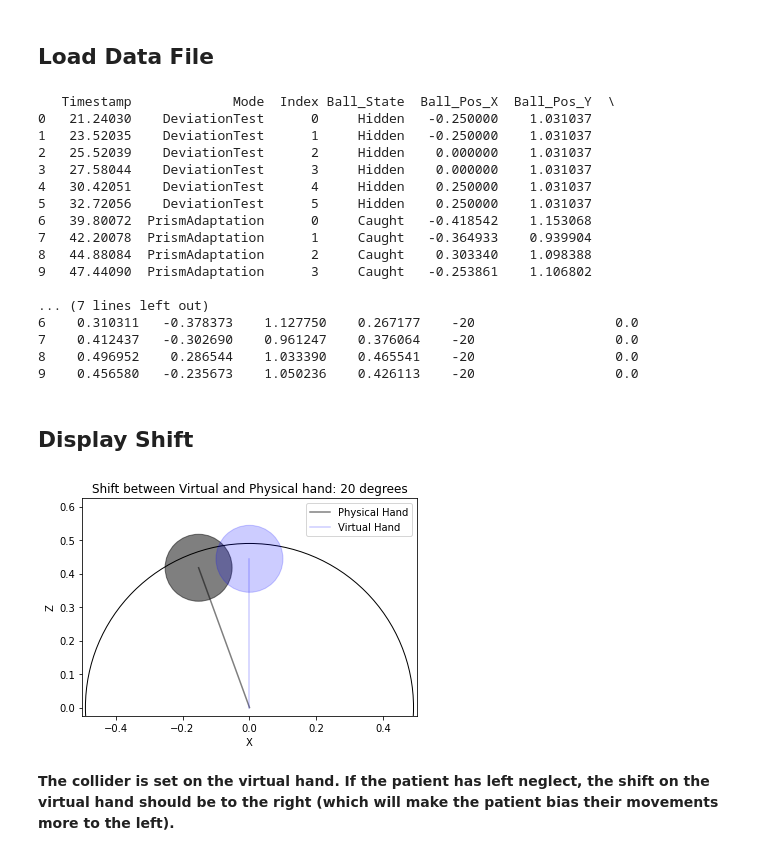
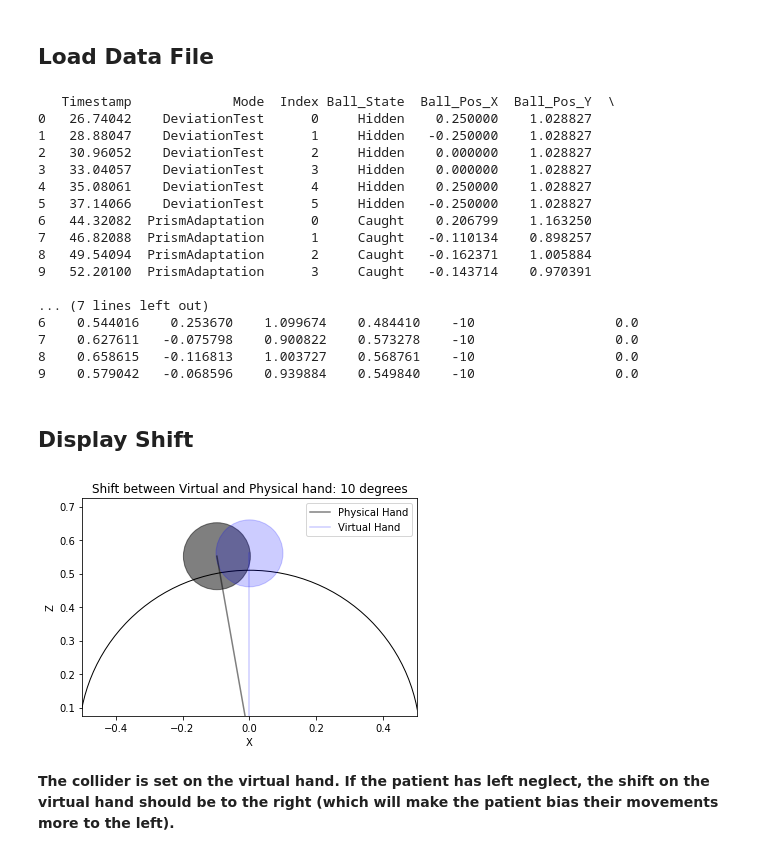
Before and after one commit to celinedupuis/prism-adaptation, a Jupyter notebook: Tennis.ipynb, the cells around one changed output. Drawn from its saved outputs; the diff is of its cells as text; code cells hidden in the pictures.

```diff
--- a/Tennis.ipynb
+++ b/Tennis.ipynb
@@ -6,32 +6,40 @@ import pandas as pd
 import numpy as np
 from matplotlib.ticker import MaxNLocator
 
-logfile_path = 'data/Viviane_Tennis_20200505_152424.csv'
+#logfile_path = 'data/20-05-10/Viviane_Tennis_20200510_173107.csv'
+logfile_path = 'data/20-05-10/Viviane_Tennis_20200510_173411.csv'
+#logfile_path = 'data/20-05-10/Viviane_Tennis_20200510_173726.csv'
+#logfile_path = 'data/20-05-10/Viviane_Tennis_20200510_174150.csv'
+#logfile_path = 'data/20-05-10/Viviane_Tennis_20200510_174601.csv'
+
+
 df = pd.DataFrame(pd.read_csv(logfile_path))
 print(df.iloc[0:10, 0:len(df)])
 # %% [output]
    Timestamp             Mode  Index Ball_State  Ball_Pos_X  Ball_Pos_Y  \
-0   21.24030    DeviationTest      0     Hidden   -0.250000    1.031037
-1   23.52035    DeviationTest      1     Hidden   -0.250000    1.031037
-2   25.52039    DeviationTest      2     Hidden    0.000000    1.031037
-3   27.58044    DeviationTest      3     Hidden    0.000000    1.031037
-4   30.42051    DeviationTest      4     Hidden    0.250000    1.031037
-5   32.72056    DeviationTest      5     Hidden    0.250000    1.031037
-6   39.80072  PrismAdaptation      0     Caught   -0.418542    1.153068
-7   42.20078  PrismAdaptation      1     Caught   -0.364933    0.939904
-8   44.88084  PrismAdaptation      2     Caught    0.303340    1.098388
-9   47.44090  PrismAdaptation      3     Caught   -0.253861    1.106802
+0   26.74042    DeviationTest      0     Hidden    0.250000    1.028827
+1   28.88047    DeviationTest      1     Hidden   -0.250000    1.028827
+2   30.96052    DeviationTest      2     Hidden    0.000000    1.028827
+3   33.04057    DeviationTest      3     Hidden    0.000000    1.028827
+4   35.08061    DeviationTest      4     Hidden    0.250000    1.028827
+5   37.14066    DeviationTest      5     Hidden   -0.250000    1.028827
+6   44.32082  PrismAdaptation      0     Caught    0.206799    1.163250
+7   46.82088  PrismAdaptation      1     Caught   -0.110134    0.898257
+8   49.54094  PrismAdaptation      2     Caught   -0.162371    1.005884
+9   52.20100  PrismAdaptation      3     Caught   -0.143714    0.970391
 
 ... (7 lines left out)
-6    0.310311   -0.378373    1.127750    0.267177    -20                  0.0
-7    0.412437   -0.302690    0.961247    0.376064    -20                  0.0
-8    0.496952    0.286544    1.033390    0.465541    -20                  0.0
-9    0.456580   -0.235673    1.050236    0.426113    -20                  0.0
+6    0.544016    0.253670    1.099674    0.484410    -10                  0.0
+7    0.627611   -0.075798    0.900822    0.573278    -10                  0.0
+8    0.658615   -0.116813    1.003727    0.568761    -10                  0.0
+9    0.579042   -0.068596    0.939884    0.549840    -10                  0.0
 # %%
 # Global Variable
 ball_radius = 0.08;
 hand_radius = 0.1;
-arm_length = 0.49;
+#arm_length = 0.49;
+arm_length = 0.51;
+
 
 #Utils Figure
 alpha_hand = 0.2;
@@ -61,40 +69,40 @@ def create_fig(xlim = [0,10], ylim=[0,10], equal = False):
 n_iteration = int(len(df.loc[df['Mode'] == "DeviationTest"])/2)
 epsilon = 0.04
 shift = -df['Shift'].iloc[1] # *(-1) inverse transformation as the position of the virtual hand was saved
-shift = 20;
 
 def apply_shift(pos, shift):
     angle = np.arctan(pos["Ball_Pos_Z"] / pos["Ball_Pos_X"])
     radius = pos["Ball_Pos_Z"] / np.sin(angle)
     angle_prime = angle + np.deg2rad(shift);
     pos_prime = pos.copy();
     pos_prime["Ball_Pos_X"] = np.cos(angle_prime) * radius;
     pos_prime["Ball_Pos_Z"] = np.sin(angle_prime) * radius;
     return pos_prime;
 
 def draw_virtual_versus_physical_hand(virtual_hand_pos,physical_hand_pos, title):
-    ax = create_fig([-0.5,0.5], [-0.2,0.8], True)
+    ax = create_fig([-0.5,0.5], [-0.1,0.9], True)
     ax.set_ylabel('Z')
     ax.set_xlabel('X')
     ax.set_title(title + ": " + str(shift) + " degrees")
     ax.add_artist( plt.Circle((0,0), arm_length, color='black', alpha=1, fill = False))
 
     for i in range(len(physical_hand_pos)):
         physical_hand = plt.Circle((physical_hand_pos.iloc[i,0], physical_hand_pos.iloc[i,2]), hand_radius, color='k', alpha=0.5, fill = True)
         ax.add_artist(physical_hand)
         plt.plot([0, physical_hand_pos.iloc[i,0]], [0,  physical_hand_pos.iloc[i,2]], 'black', alpha = 0.5)
         virtual_hand = plt.Circle((virtual_hand_pos.iloc[i,0], virtual_hand_pos.iloc[i,2]), hand_radius, color='b', alpha=alpha_hand, fill = True)
         plt.plot([0, virtual_hand_pos.iloc[i,0]], [0,  virtual_hand_pos.iloc[i,2]], 'blue', alpha =alpha_hand)
         ax.add_artist(virtual_hand)
         plt.legend(["Physical Hand", "Virtual Hand"])
 
 
-pre_ball_pos = df.loc[df['Mode'] == "DeviationTest", ["Ball_Pos_X", "Ball_Pos_Y", "Ball_Pos_Z"]].iloc[3:4]
+pre_ball_pos = df.loc[df['Mode'] == "DeviationTest", ["Ball_Pos_X", "Ball_Pos_Y", "Ball_Pos_Z"]].iloc[0:n_iteration]
+pre_ball_pos = pre_ball_pos.loc[df['Ball_Pos_X'] == 0.0].iloc[0:1]
 virtual_hand_pos = pre_ball_pos.copy();
 physical_hand_pos = apply_shift(virtual_hand_pos, shift)
 draw_virtual_versus_physical_hand(virtual_hand_pos, physical_hand_pos, "Shift between Virtual and Physical hand")
 # %% [output]
-[figure, old version]
+[figure, new version]
 # %% [markdown]
 **The collider is set on the virtual hand. If the patient has left neglect, the shift on the virtual hand should be to the right (which will make the patient bias their movements more to the left).**
 # %% [markdown]
```
Also changed, not shown: parts of 5 cells of this notebook, 5 other files.
